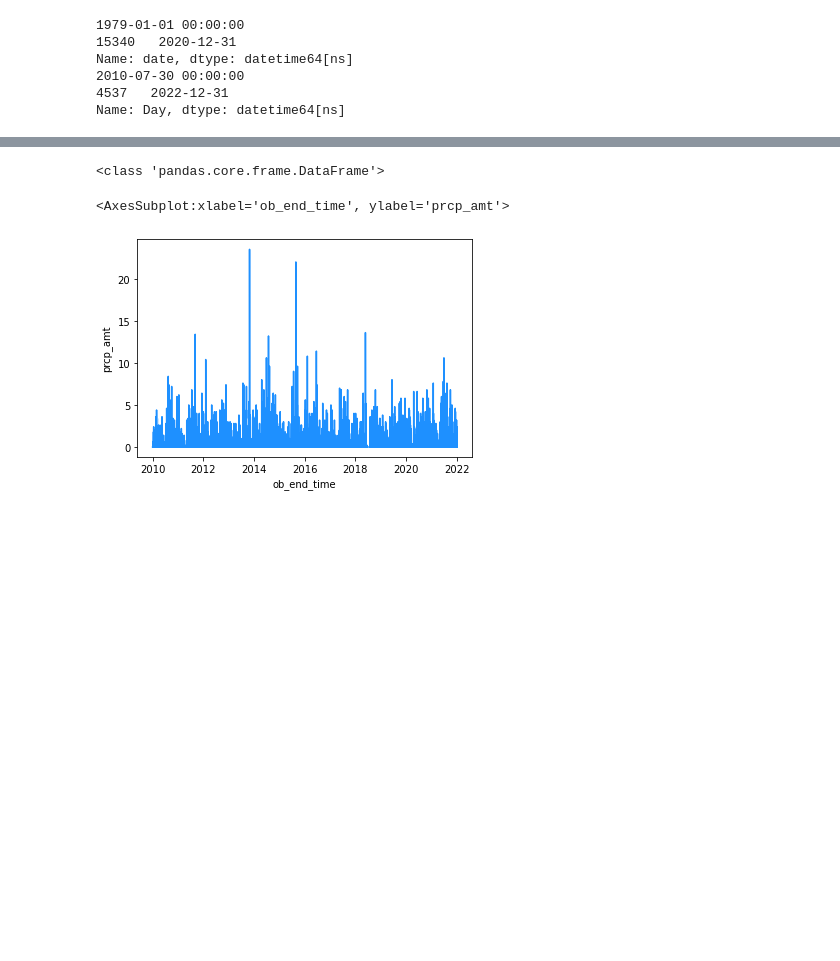
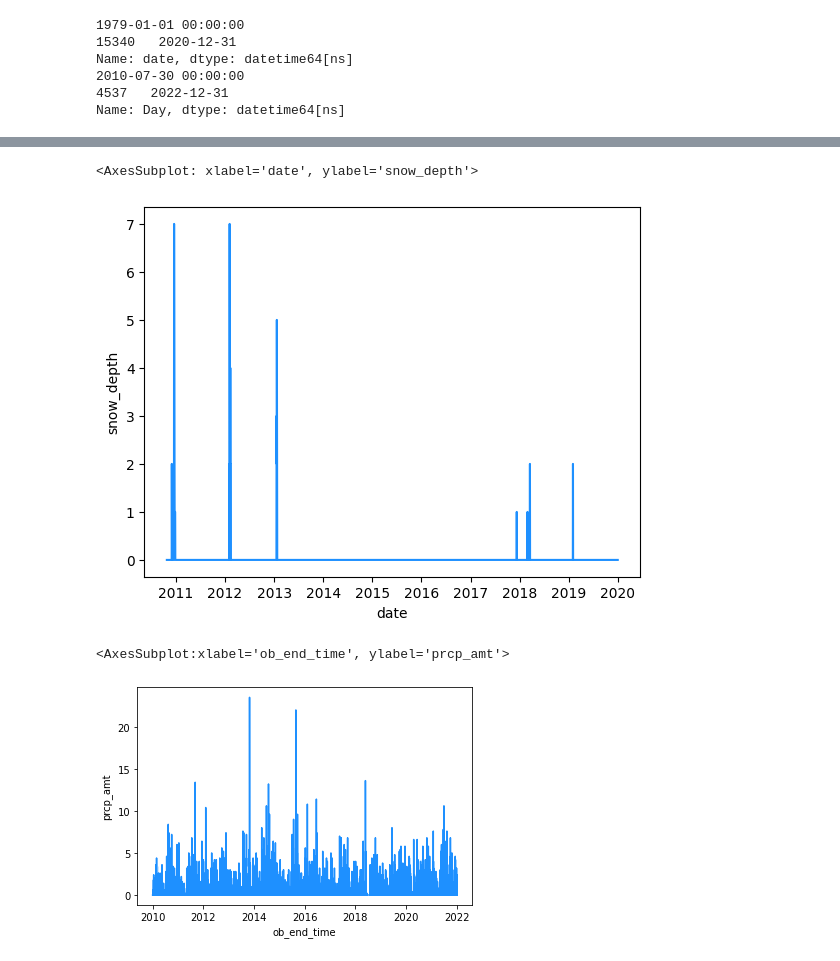
Before and after one commit to Derv6464/dataAnalytics, a Jupyter notebook: analytics-project.ipynb, the cells around one changed output, grey strips where cells are left out. Drawn from its saved outputs; the diff is of its cells as text; code cells hidden in the pictures; blank space fills up the shorter version.

Commit message:
filled blanks, changed types

```diff
--- a/analytics-project.ipynb
+++ b/analytics-project.ipynb
@@ -91,7 +76,8 @@ memory usage: 93.0 KB
-# %%
-print(type(dfW))
-# %% [output]
-<class 'pandas.core.frame.DataFrame'>
+# %%
+sns.lineplot(x=dfW.index, y=dfW["snow_depth"],  color='dodgerblue')
+# %% [output]
+<AxesSubplot: xlabel='date', ylabel='snow_depth'>
+[figure, added]
 # %%
 sns.lineplot(x=dfW["ob_end_time"], y=dfW["prcp_amt"],  color='dodgerblue')
 # %% [output]
```
Also changed, not shown: parts of 10 cells of this notebook.
